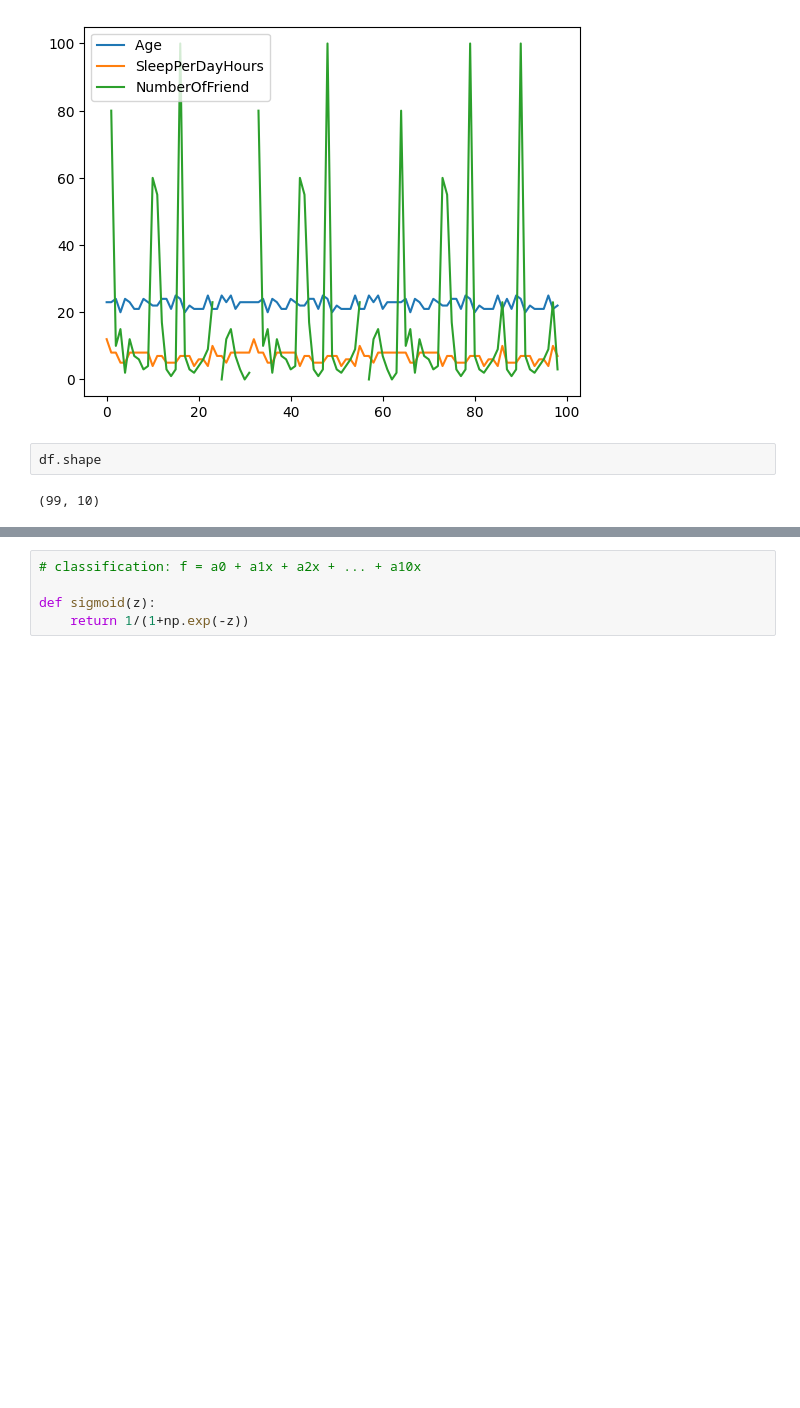
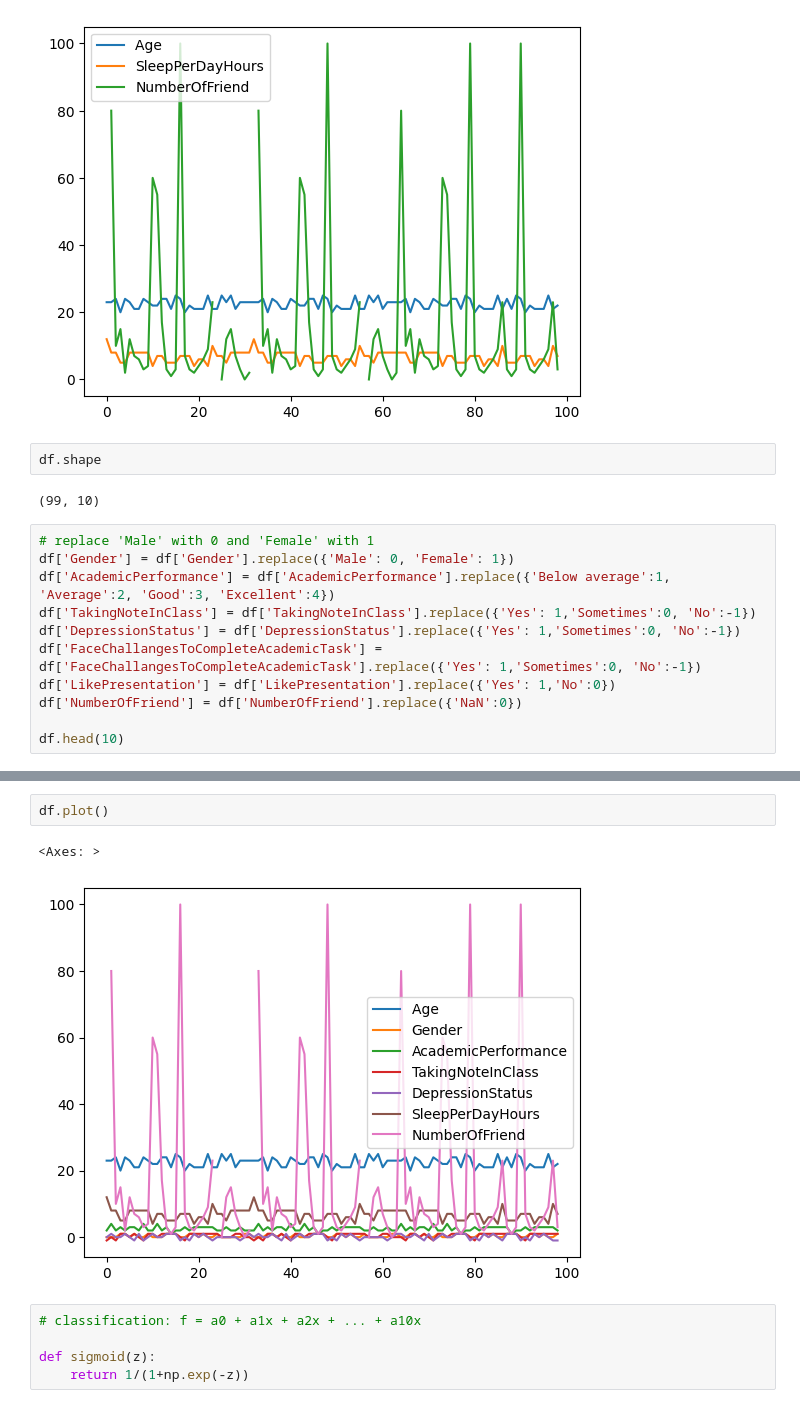
Before and after one commit to Horadmard/Machin_Learning_Project, a Jupyter notebook: Classification.ipynb, the cells around one changed output, grey strips where cells are left out. Saved outputs shown, nothing was run; the diff lists cells and outputs as text; blank space fills up the shorter version.

Commit message:
replace characters with numbers in dataframe

```diff
--- a/Classification.ipynb
+++ b/Classification.ipynb
@@ -46,3 +38,14 @@ df.plot()
 df.shape
 # %% [output]
 (99, 10)
+# %%
+# replace 'Male' with 0 and 'Female' with 1
+df['Gender'] = df['Gender'].replace({'Male': 0, 'Female': 1})
+df['AcademicPerformance'] = df['AcademicPerformance'].replace({'Below average':1, 'Average':2, 'Good':3, 'Excellent':4})
+df['TakingNoteInClass'] = df['TakingNoteInClass'].replace({'Yes': 1,'Sometimes':0, 'No':-1})
+df['DepressionStatus'] = df['DepressionStatus'].replace({'Yes': 1,'Sometimes':0, 'No':-1})
+df['FaceChallangesToCompleteAcademicTask'] = df['FaceChallangesToCompleteAcademicTask'].replace({'Yes': 1,'Sometimes':0, 'No':-1})
+df['LikePresentation'] = df['LikePresentation'].replace({'Yes': 1,'No':0})
+df['NumberOfFriend'] = df['NumberOfFriend'].replace({'NaN':0})
+
+df.head(10)
@@ -49,3 +64,8 @@ df.shape
+# %%
+df.plot()
+# %% [output]
+<Axes: >
+[figure, added]
 # %%
 # classification: f = a0 + a1x + a2x + ... + a10x
 
```
Also changed, not shown: parts of 2 cells of this notebook, 1 other file.
